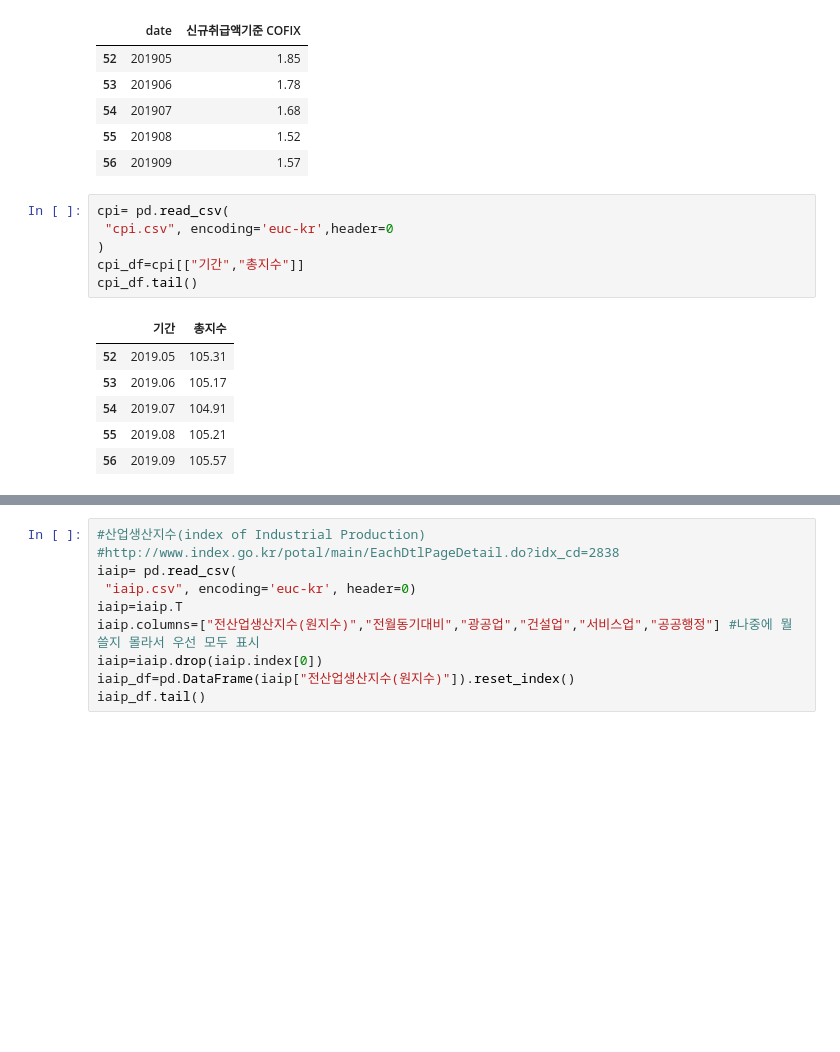
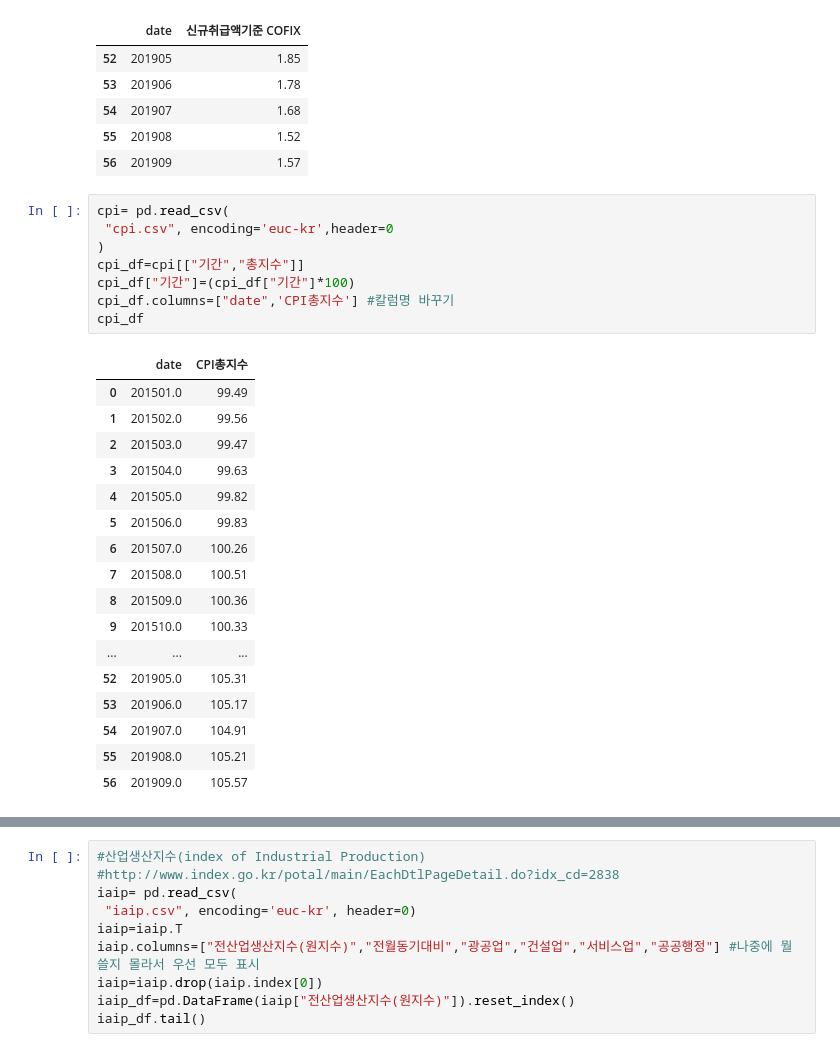
Before and after one commit to trhgu/EDA_project, a Jupyter notebook: Price_of_Apt.ipynb, the cells around one changed output, grey strips where cells are left out. Saved outputs shown, nothing was run; the diff lists cells and outputs as text; blank space fills up the shorter version.

```diff
--- a/Price_of_Apt.ipynb
+++ b/Price_of_Apt.ipynb
@@ -200,14 +210,27 @@ cofix_df.tail()
 # %%
 cpi= pd.read_csv(
  "cpi.csv", encoding='euc-kr',header=0
 )
 cpi_df=cpi[["기간","총지수"]]
-cpi_df.tail()
+cpi_df["기간"]=(cpi_df["기간"]*100)
+cpi_df.columns=["date",'CPI총지수'] #칼럼명 바꾸기
+cpi_df
 # %% [output]
-|  | 기간 | 총지수 |
-| 52 | 2019.05 | 105.31 |
-| 53 | 2019.06 | 105.17 |
-| 54 | 2019.07 | 104.91 |
-| 55 | 2019.08 | 105.21 |
-| 56 | 2019.09 | 105.57 |
+|  | date | CPI총지수 |
+| 0 | 201501.0 | 99.49 |
+| 1 | 201502.0 | 99.56 |
+| 2 | 201503.0 | 99.47 |
+| 3 | 201504.0 | 99.63 |
+| 4 | 201505.0 | 99.82 |
+| 5 | 201506.0 | 99.83 |
+| 6 | 201507.0 | 100.26 |
+| 7 | 201508.0 | 100.51 |
+| 8 | 201509.0 | 100.36 |
+| 9 | 201510.0 | 100.33 |
+| ... | ... | ... |
+| 52 | 201905.0 | 105.31 |
+| 53 | 201906.0 | 105.17 |
+| 54 | 201907.0 | 104.91 |
+| 55 | 201908.0 | 105.21 |
+| 56 | 201909.0 | 105.57 |
 # %%
```
Also changed, not shown: parts of 17 cells of this notebook.
